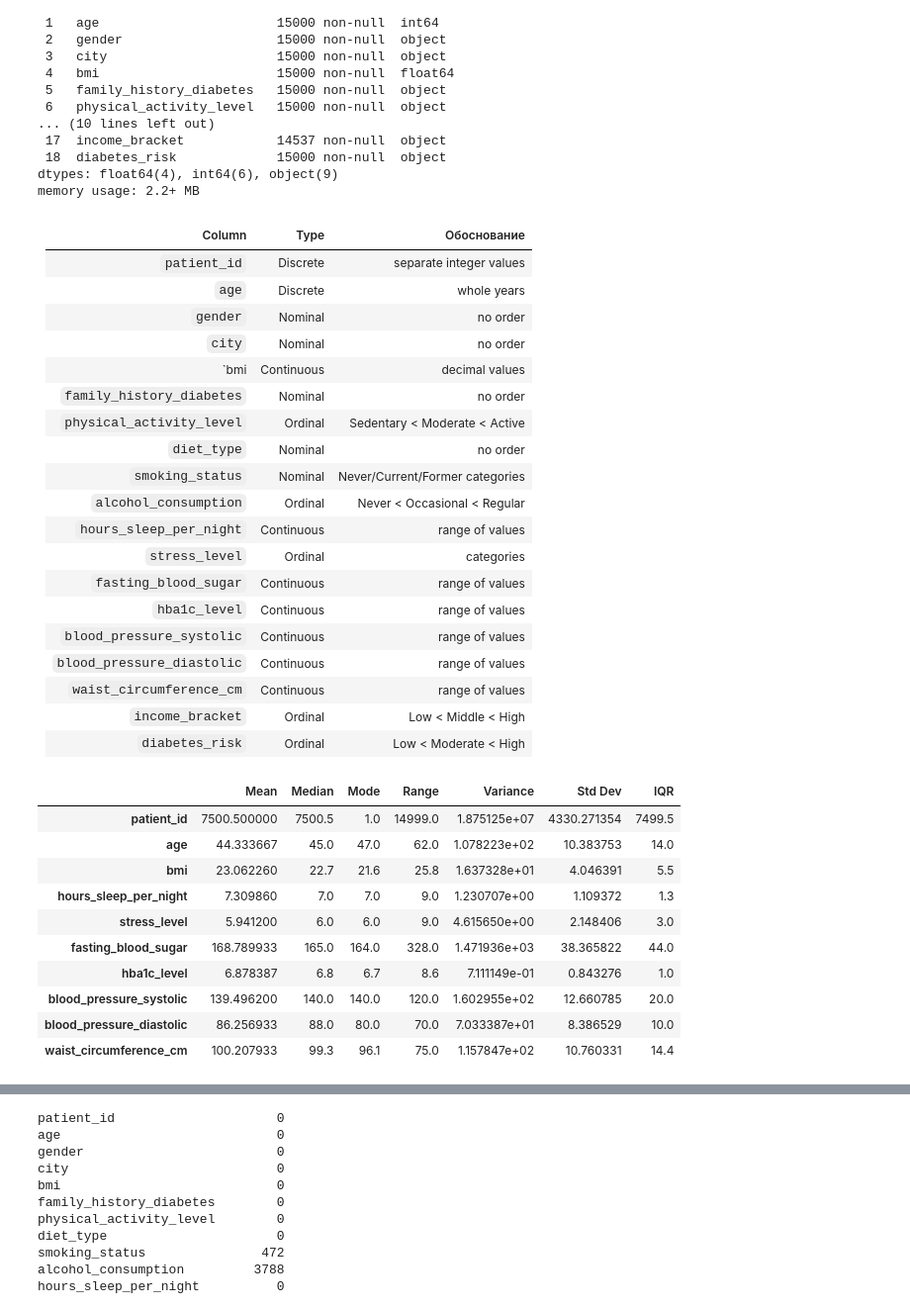
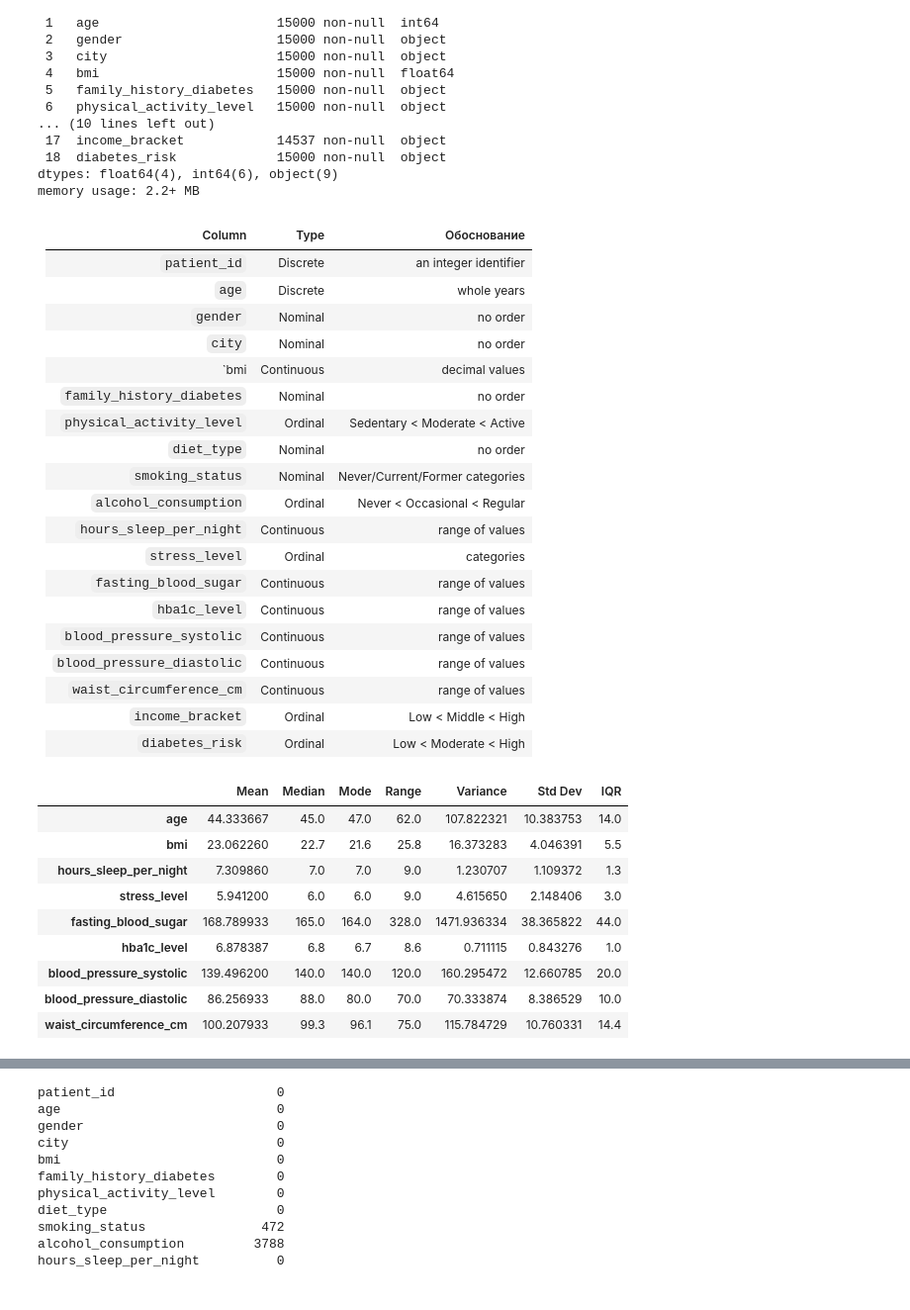
Before and after one commit to ElzaNiyazbekova/ML, a Jupyter notebook: SIS.ipynb, the cells around one changed output, grey strips where cells are left out. Shown at 99% size. Drawn from its saved outputs; the diff is of its cells as text; code cells hidden in the pictures.

```diff
--- a/SIS.ipynb
+++ b/SIS.ipynb
@@ -7,5 +9,5 @@ import seaborn as sns
 # %%
-df = pd.read_csv('/Users/elzaniyazbekova/Desktop/MLLM/diabetes_risk.csv')
+df = pd.read_csv('diabetes_risk.csv')
 df.head()
 # %% [output]
 |  | patient_id | age | gender | city | bmi | family_history_diabetes | physical_activity_level | diet_type | ... |
@@ -41,7 +43,7 @@ memory usage: 2.2+ MB
 # %% [markdown]
 | Column                     | Type       | Обоснование                                                                 |
 | -------------------------- | ---------- | --------------------------------------------------------------------------- |
-| `patient_id`| Discrete   | separate integer values |
+| `patient_id`| Discrete   | an integer identifier|
 | `age`| Discrete   | whole years|
 | `gender`| Nominal| no  order|
 | `city`| Nominal    | no order|
@@ -61,40 +63,40 @@ memory usage: 2.2+ MB
 | `income_bracket`| Ordinal    | Low < Middle < High|
 | `diabetes_risk`| Ordinal    | Low < Moderate < High|
 # %%
-num_cols = df.select_dtypes(include="number").columns
+num_cols = df.select_dtypes(include="number").columns.drop('patient_id')
+# num_cols.drop('patient_id')
 df[num_cols].head()
 
 mean = df[num_cols].mean()
 median = df[num_cols].median()
 mode = df[num_cols].mode().iloc[0]
 range1 = df[num_cols].max()-df[num_cols].min()
 variance = df[num_cols].var()
 std = df[num_cols].std()
 IQR = df[num_cols].quantile(0.75) - df[num_cols].quantile(0.25)
 
 ctd = pd.DataFrame({
     'Mean': mean,
     'Median': median,
     'Mode': mode,
     'Range': range1,
     'Variance': variance,
     'Std Dev': std,
     'IQR': IQR
 })
 
 ctd
 # %% [output]
 |  | Mean | Median | Mode | Range | Variance | Std Dev | IQR |
-| patient_id | 7500.500000 | 7500.5 | 1.0 | 14999.0 | 1.875125e+07 | 4330.271354 | 7499.5 |
-| age | 44.333667 | 45.0 | 47.0 | 62.0 | 1.078223e+02 | 10.383753 | 14.0 |
-| bmi | 23.062260 | 22.7 | 21.6 | 25.8 | 1.637328e+01 | 4.046391 | 5.5 |
-| hours_sleep_per_night | 7.309860 | 7.0 | 7.0 | 9.0 | 1.230707e+00 | 1.109372 | 1.3 |
-| stress_level | 5.941200 | 6.0 | 6.0 | 9.0 | 4.615650e+00 | 2.148406 | 3.0 |
-| fasting_blood_sugar | 168.789933 | 165.0 | 164.0 | 328.0 | 1.471936e+03 | 38.365822 | 44.0 |
-| hba1c_level | 6.878387 | 6.8 | 6.7 | 8.6 | 7.111149e-01 | 0.843276 | 1.0 |
-| blood_pressure_systolic | 139.496200 | 140.0 | 140.0 | 120.0 | 1.602955e+02 | 12.660785 | 20.0 |
-| blood_pressure_diastolic | 86.256933 | 88.0 | 80.0 | 70.0 | 7.033387e+01 | 8.386529 | 10.0 |
-| waist_circumference_cm | 100.207933 | 99.3 | 96.1 | 75.0 | 1.157847e+02 | 10.760331 | 14.4 |
+| age | 44.333667 | 45.0 | 47.0 | 62.0 | 107.822321 | 10.383753 | 14.0 |
+| bmi | 23.062260 | 22.7 | 21.6 | 25.8 | 16.373283 | 4.046391 | 5.5 |
+| hours_sleep_per_night | 7.309860 | 7.0 | 7.0 | 9.0 | 1.230707 | 1.109372 | 1.3 |
+| stress_level | 5.941200 | 6.0 | 6.0 | 9.0 | 4.615650 | 2.148406 | 3.0 |
+| fasting_blood_sugar | 168.789933 | 165.0 | 164.0 | 328.0 | 1471.936334 | 38.365822 | 44.0 |
+| hba1c_level | 6.878387 | 6.8 | 6.7 | 8.6 | 0.711115 | 0.843276 | 1.0 |
+| blood_pressure_systolic | 139.496200 | 140.0 | 140.0 | 120.0 | 160.295472 | 12.660785 | 20.0 |
+| blood_pressure_diastolic | 86.256933 | 88.0 | 80.0 | 70.0 | 70.333874 | 8.386529 | 10.0 |
+| waist_circumference_cm | 100.207933 | 99.3 | 96.1 | 75.0 | 115.784729 | 10.760331 | 14.4 |
 # %%
 plt.figure(figsize=(15, 10))
 
```
Also changed, not shown: parts of 42 cells of this notebook, 7 other files.
